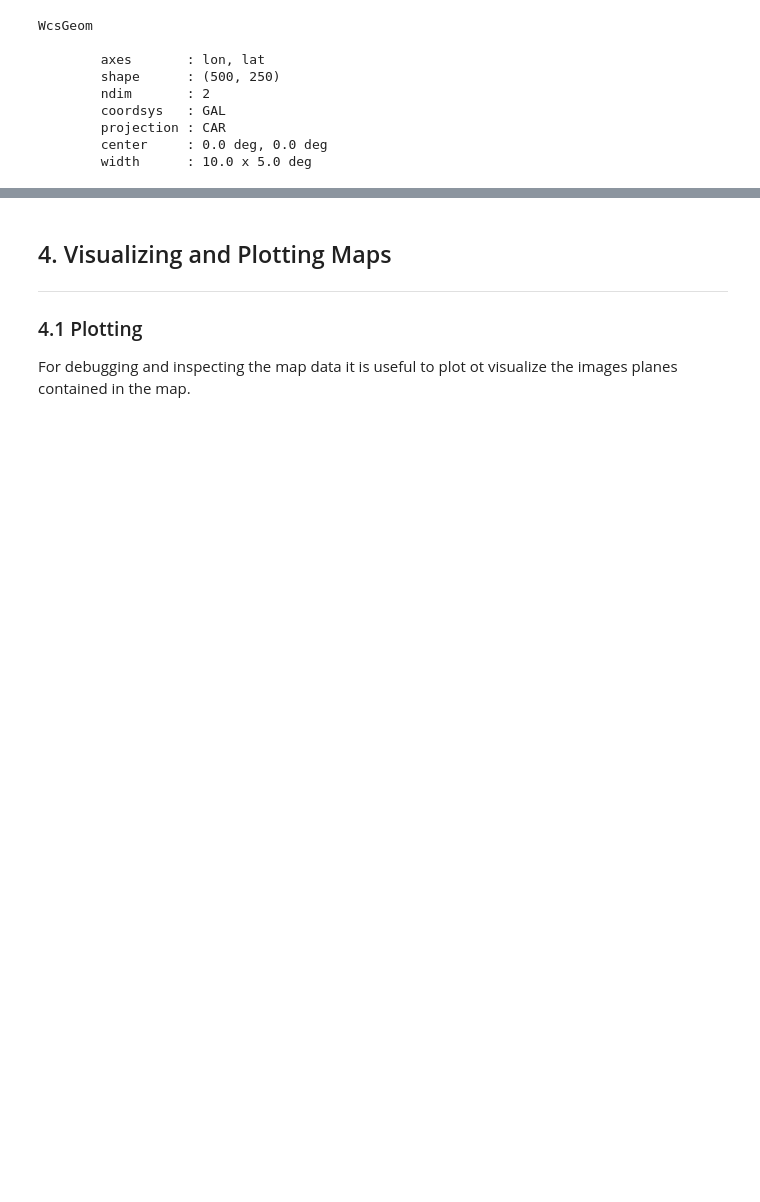
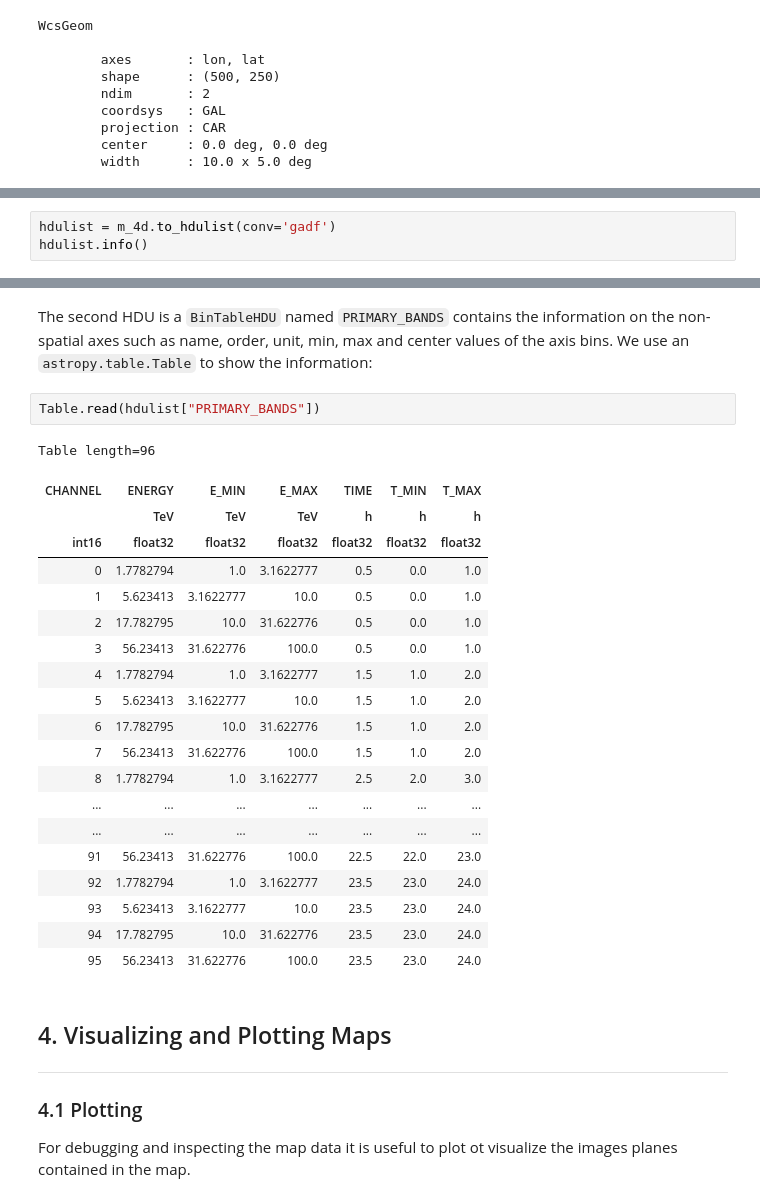
Before and after one commit to gammapy/gammapy-extra, a Jupyter notebook: notebooks/intro_maps.ipynb, the cells around one changed output, grey strips where cells are left out. Saved outputs shown, nothing was run; the diff lists cells and outputs as text; blank space fills up the shorter version.

```diff
--- a/notebooks/intro_maps.ipynb
+++ b/notebooks/intro_maps.ipynb
@@ -353,0 +453,3 @@ WcsGeom
+# %%
+hdulist = m_4d.to_hdulist(conv='gadf')
+hdulist.info()
@@ -354,3 +483,28 @@ WcsGeom
+# %% [markdown]
+The second HDU is a `BinTableHDU` named `PRIMARY_BANDS` contains the information on the non-spatial axes such as name, order, unit, min, max and center values of the axis bins. We use an `astropy.table.Table` to show the information:
+# %%
+Table.read(hdulist["PRIMARY_BANDS"])
+# %% [output]
+Table length=96
+| CHANNEL | ENERGY | E_MIN | E_MAX | TIME | T_MIN | T_MAX |
+|  | TeV | TeV | TeV | h | h | h |
+| int16 | float32 | float32 | float32 | float32 | float32 | float32 |
+| 0 | 1.7782794 | 1.0 | 3.1622777 | 0.5 | 0.0 | 1.0 |
+| 1 | 5.623413 | 3.1622777 | 10.0 | 0.5 | 0.0 | 1.0 |
+| 2 | 17.782795 | 10.0 | 31.622776 | 0.5 | 0.0 | 1.0 |
+| 3 | 56.23413 | 31.622776 | 100.0 | 0.5 | 0.0 | 1.0 |
+| 4 | 1.7782794 | 1.0 | 3.1622777 | 1.5 | 1.0 | 2.0 |
+| 5 | 5.623413 | 3.1622777 | 10.0 | 1.5 | 1.0 | 2.0 |
+| 6 | 17.782795 | 10.0 | 31.622776 | 1.5 | 1.0 | 2.0 |
+| 7 | 56.23413 | 31.622776 | 100.0 | 1.5 | 1.0 | 2.0 |
+| 8 | 1.7782794 | 1.0 | 3.1622777 | 2.5 | 2.0 | 3.0 |
+| ... | ... | ... | ... | ... | ... | ... |
+| ... | ... | ... | ... | ... | ... | ... |
+| 91 | 56.23413 | 31.622776 | 100.0 | 22.5 | 22.0 | 23.0 |
+| 92 | 1.7782794 | 1.0 | 3.1622777 | 23.5 | 23.0 | 24.0 |
+| 93 | 5.623413 | 3.1622777 | 10.0 | 23.5 | 23.0 | 24.0 |
+| 94 | 17.782795 | 10.0 | 31.622776 | 23.5 | 23.0 | 24.0 |
+| 95 | 56.23413 | 31.622776 | 100.0 | 23.5 | 23.0 | 24.0 |
 # %% [markdown]
 ## 4. Visualizing and Plotting Maps
 ---------------------------------------------
```
Also changed, not shown: parts of 35 cells of this notebook.
